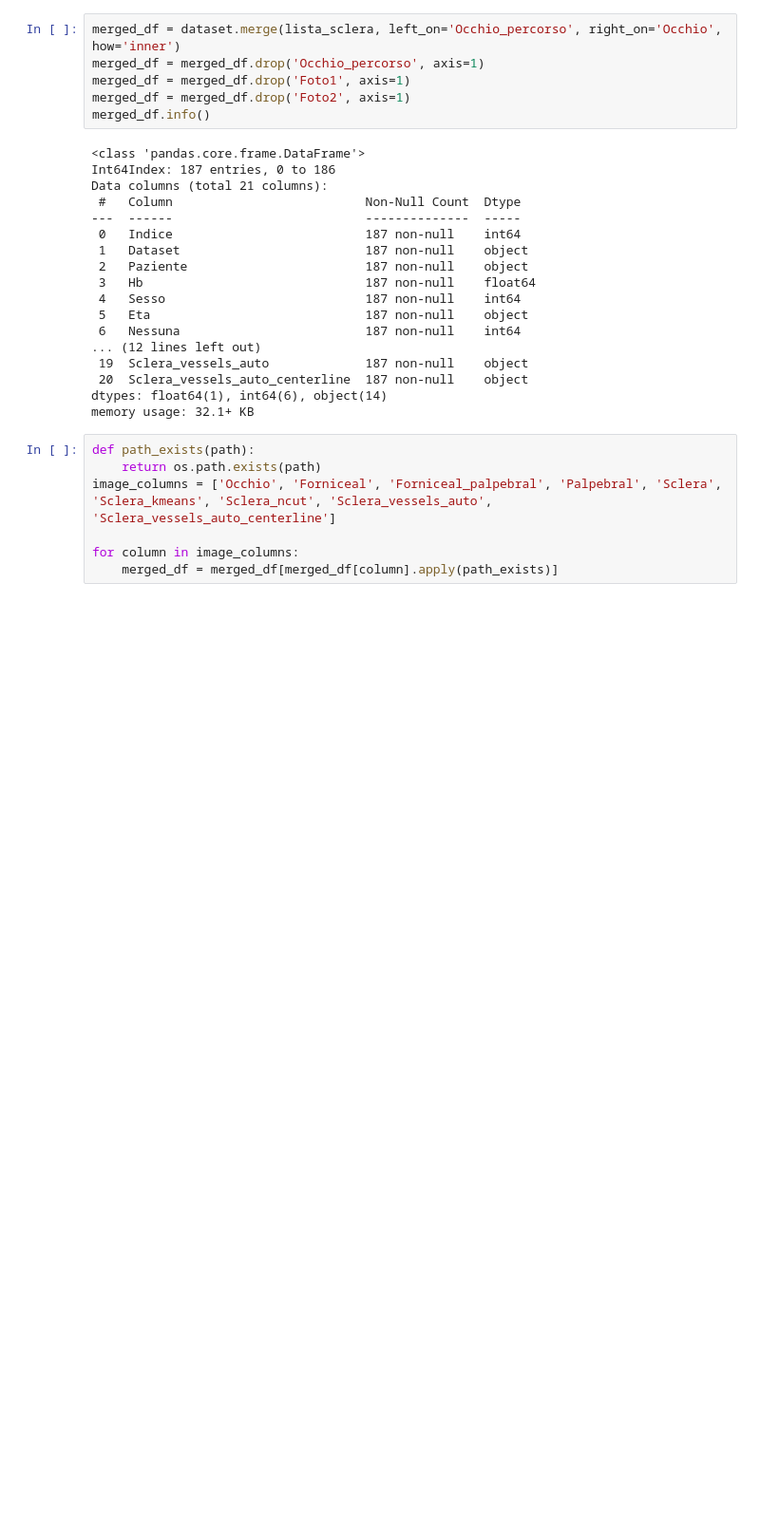
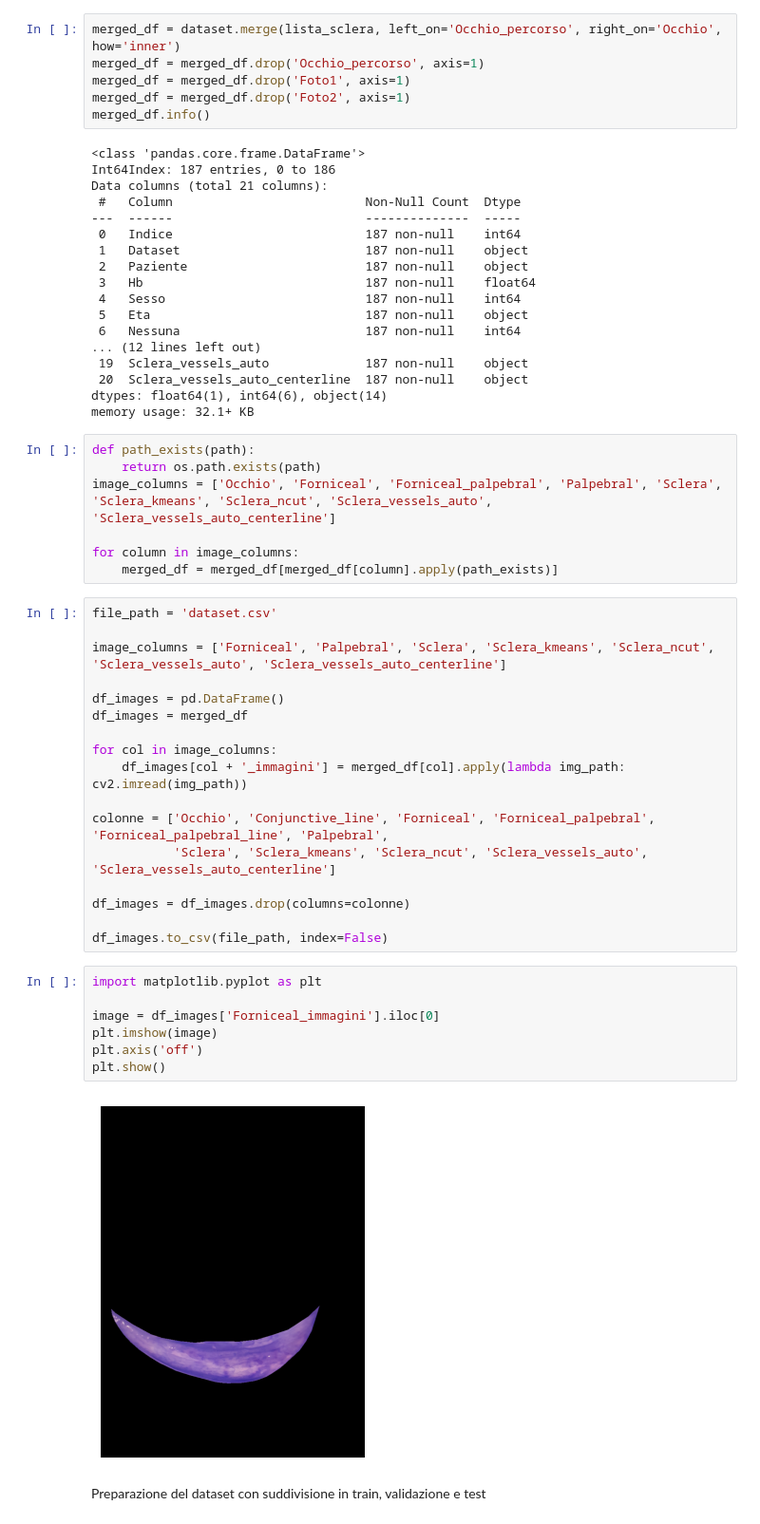
Before and after one commit to domenico1995/SM, a Jupyter notebook: SM.ipynb, the cells around one changed output. Shown: that part at 95% size. Drawn from its saved outputs; the diff is of its cells as text; blank space fills up the shorter version.

```diff
--- a/SM.ipynb
+++ b/SM.ipynb
@@ -429,6 +413,34 @@ image_columns = ['Occhio', 'Forniceal', 'Forniceal_palpebral', 'Palpebral', 'Scl
 
 for column in image_columns:
     merged_df = merged_df[merged_df[column].apply(path_exists)]
+# %%
+file_path = 'dataset.csv'
+
+image_columns = ['Forniceal', 'Palpebral', 'Sclera', 'Sclera_kmeans', 'Sclera_ncut', 'Sclera_vessels_auto', 'Sclera_vessels_auto_centerline']
+
+df_images = pd.DataFrame()
+df_images = merged_df
+
+for col in image_columns:
+    df_images[col + '_immagini'] = merged_df[col].apply(lambda img_path: cv2.imread(img_path))
+
+colonne = ['Occhio', 'Conjunctive_line', 'Forniceal', 'Forniceal_palpebral', 'Forniceal_palpebral_line', 'Palpebral',
+           'Sclera', 'Sclera_kmeans', 'Sclera_ncut', 'Sclera_vessels_auto', 'Sclera_vessels_auto_centerline']
+
+df_images = df_images.drop(columns=colonne)
+
+df_images.to_csv(file_path, index=False)
+# %%
+import matplotlib.pyplot as plt
+
+image = df_images['Forniceal_immagini'].iloc[0]
+plt.imshow(image)
+plt.axis('off')
+plt.show()
+# %% [output]
+[figure, added]
+# %% [markdown]
+Preparazione del dataset con suddivisione in train, validazione e test
 # %%
 import cv2
 import numpy as np
```
Also changed, not shown: parts of 6 cells of this notebook.
